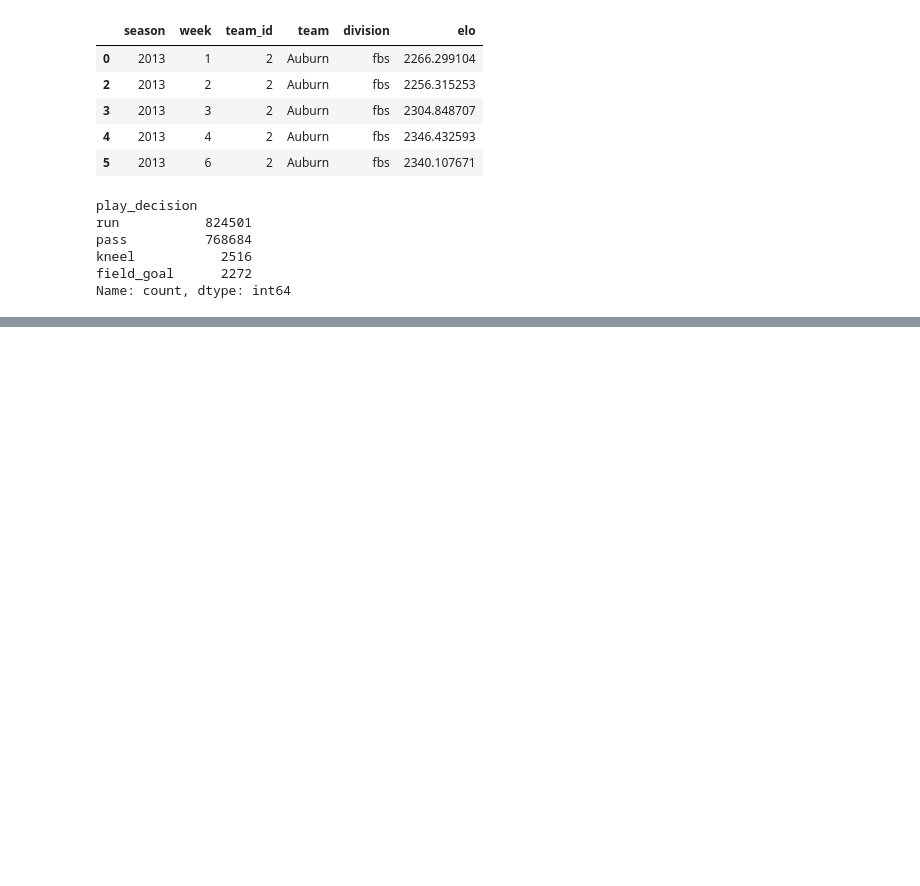
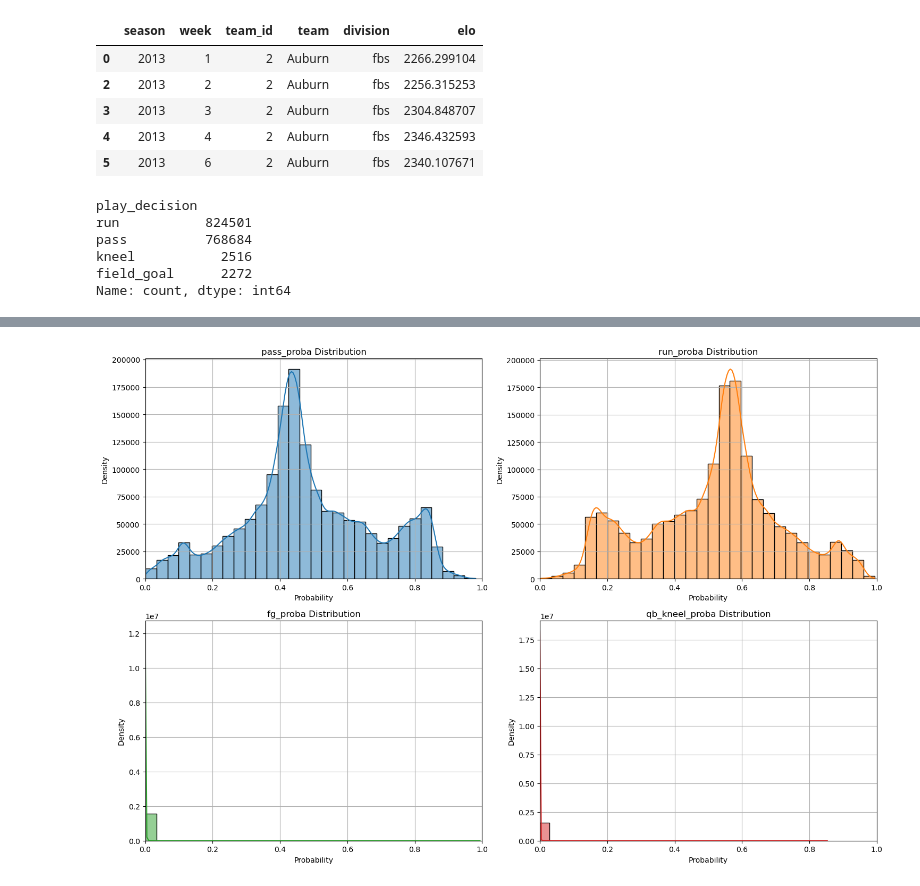
Before and after one commit to lneuendorf/cfb-win-probability, a Jupyter notebook: notebooks/first_3_downs_decision.ipynb, the cells around one changed output, grey strips where cells are left out. Saved outputs shown, nothing was run; the diff lists cells and outputs as text; code cells hidden in the pictures; blank space fills up the shorter version.

```diff
--- a/notebooks/first_3_downs_decision.ipynb
+++ b/notebooks/first_3_downs_decision.ipynb
@@ -294,0 +599,26 @@ Name: count, dtype: int64
+# %%
+class_probas = final_model.predict(xgb.DMatrix(decisions[feature_names]))
+
+decisions['pass_proba'] = class_probas[:, 0]  # Class 0: Pass
+decisions['run_proba'] = class_probas[:, 1]    # Class 1: Run
+decisions['fg_proba'] = class_probas[:, 2]     # Class 2: FG
+decisions['qb_kneel_proba'] = class_probas[:, 3]  # Class 3: QB Kneel
+# %%
+def plot_multiclass_probas(df, proba_cols=['pass_proba', 'run_proba', 'fg_proba', 'qb_kneel_proba']):
+    plt.figure(figsize=(15, 10))
+
+    for i, col in enumerate(proba_cols, 1):
+        plt.subplot(2, 2, i)  # 2x2 grid of plots
+        sns.histplot(df[col], bins=30, kde=True, color=f'C{i-1}')
+        plt.title(f'{col} Distribution')
+        plt.xlabel('Probability')
+        plt.ylabel('Density')
+        plt.grid(True)
+        plt.xlim(0, 1)
+
+    plt.tight_layout()
+    plt.show()
+
+plot_multiclass_probas(decisions)
+# %% [output]
+[figure, added]
```
Also changed, not shown: parts of 10 cells of this notebook.
